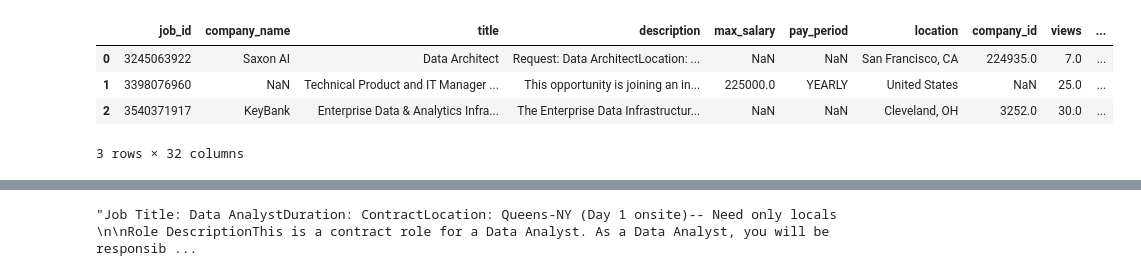
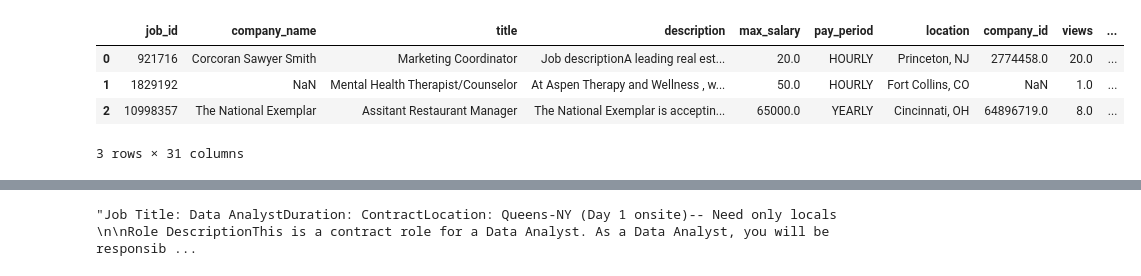
Before and after one commit to HaiNguyen2903/JobSeekAssistant, a Jupyter notebook: test.ipynb, the cells around one changed output, grey strips where cells are left out. Cells and saved outputs as stored; diff of their text form; code cells hidden in the pictures.

```diff
--- a/test.ipynb
+++ b/test.ipynb
@@ -1,12 +1,12 @@
 # %%
 import pandas as pd
-df = pd.read_csv('datasets/job_descs_sum_exp.csv')
+df = pd.read_csv('datasets/linkedin-jobs-2023-2024/postings.csv')
 df.head(3)
 
 # df.head(10).to_csv('datasets/job_descs_exp.csv', index=False)
 # %% [output]
 |  | job_id | company_name | title | description | max_salary | pay_period | location | company_id | views | ... |
-| 0 | 3245063922 | Saxon AI | Data Architect | Request: Data ArchitectLocation: ... | NaN | NaN | San Francisco, CA | 224935.0 | 7.0 | ... |
-| 1 | 3398076960 | NaN | Technical Product and IT Manager ... | This opportunity is joining an in... | 225000.0 | YEARLY | United States | NaN | 25.0 | ... |
-| 2 | 3540371917 | KeyBank | Enterprise Data & Analytics Infra... | The Enterprise Data Infrastructur... | NaN | NaN | Cleveland, OH | 3252.0 | 30.0 | ... |
+| 0 | 921716 | Corcoran Sawyer Smith | Marketing Coordinator | Job descriptionA leading real est... | 20.0 | HOURLY | Princeton, NJ | 2774458.0 | 20.0 | ... |
+| 1 | 1829192 | NaN | Mental Health Therapist/Counselor | At Aspen Therapy and Wellness , w... | 50.0 | HOURLY | Fort Collins, CO | NaN | 1.0 | ... |
+| 2 | 10998357 | The National Exemplar | Assitant Restaurant Manager | The National Exemplar is acceptin... | 65000.0 | YEARLY | Cincinnati, OH | 64896719.0 | 8.0 | ... |
-3 rows × 32 columns
+3 rows × 31 columns
```
Also changed, not shown: parts of 6 cells of this notebook, 4 other files.
